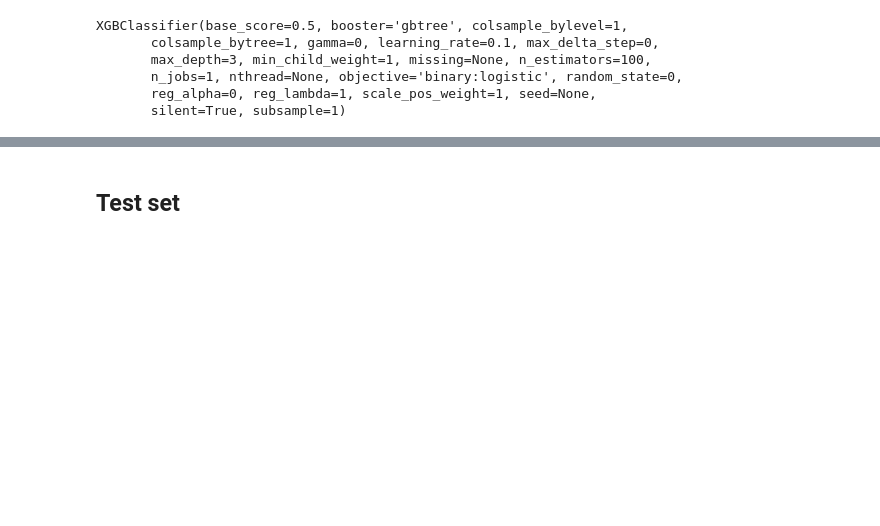
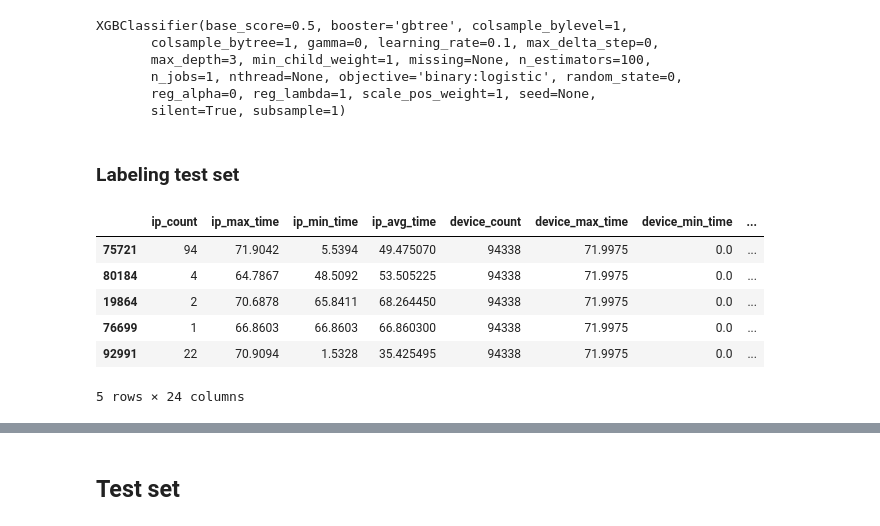
Before and after one commit to seawids-team3/adtracking-fraud-detection, a Jupyter notebook: notebook/Fraud_prediction-XGboost.ipynb, the cells around one changed output, grey strips where cells are left out. Cells and saved outputs as stored; diff of their text form; code cells hidden in the pictures; blank space fills up the shorter version.

```diff
--- a/notebook/Fraud_prediction-XGboost.ipynb
+++ b/notebook/Fraud_prediction-XGboost.ipynb
@@ -660,3 +660,15 @@ XGBClassifier(base_score=0.5, booster='gbtree', colsample_bylevel=1,
        n_jobs=1, nthread=None, objective='binary:logistic', random_state=0,
        reg_alpha=0, reg_lambda=1, scale_pos_weight=1, seed=None,
        silent=True, subsample=1)
+# %% [markdown]
+### Labeling test set
+# %%
+X_test.head()
+# %% [output]
+|  | ip_count | ip_max_time | ip_min_time | ip_avg_time | device_count | device_max_time | device_min_time | ... |
+| 75721 | 94 | 71.9042 | 5.5394 | 49.475070 | 94338 | 71.9975 | 0.0 | ... |
+| 80184 | 4 | 64.7867 | 48.5092 | 53.505225 | 94338 | 71.9975 | 0.0 | ... |
+| 19864 | 2 | 70.6878 | 65.8411 | 68.264450 | 94338 | 71.9975 | 0.0 | ... |
+| 76699 | 1 | 66.8603 | 66.8603 | 66.860300 | 94338 | 71.9975 | 0.0 | ... |
+| 92991 | 22 | 70.9094 | 1.5328 | 35.425495 | 94338 | 71.9975 | 0.0 | ... |
+5 rows × 24 columns
```
Also changed, not shown: parts of 12 cells of this notebook.
